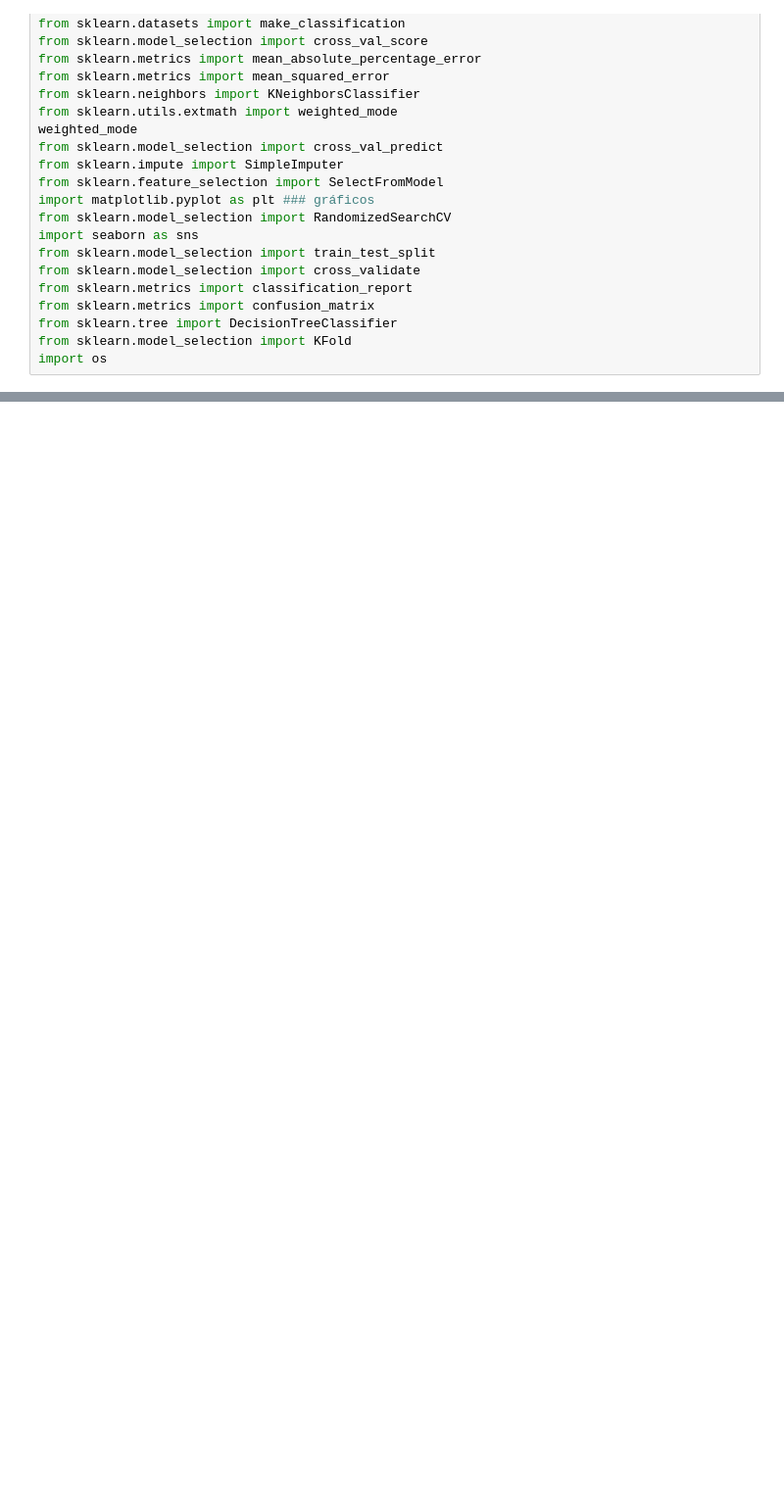
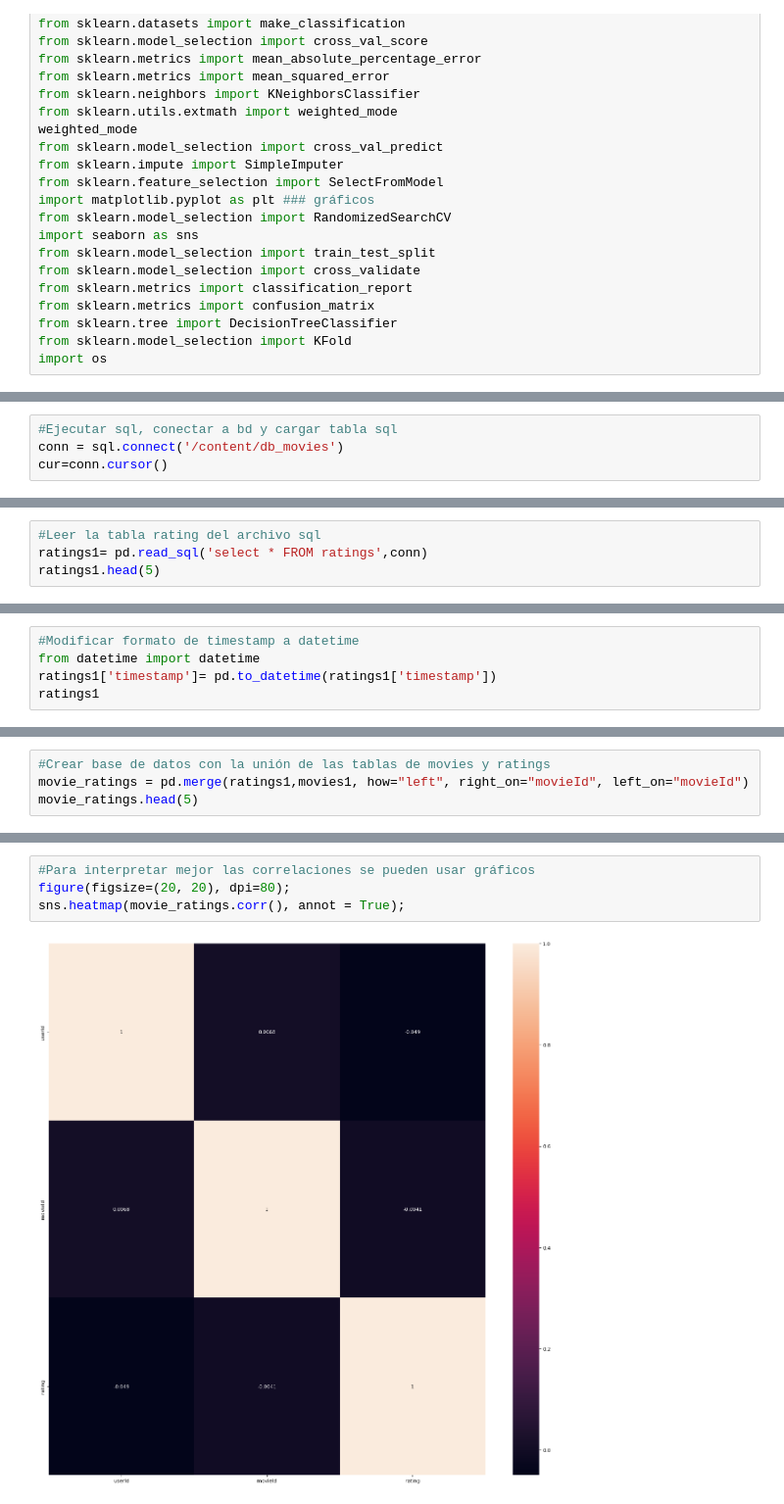
Before and after one commit to anaperez10/Anal-tica-III---Marketing, a Jupyter notebook: Avances1.ipynb, the cells around one changed output, grey strips where cells are left out. Shown: that part at 98% size. Cells and saved outputs as stored; diff of their text form; blank space fills up the shorter version.

```diff
--- a/Avances1.ipynb
+++ b/Avances1.ipynb
@@ -184,0 +47,4 @@ fig.show()
+# %%
+#Ejecutar sql, conectar a bd y cargar tabla sql
+conn = sql.connect('/content/db_movies')
+cur=conn.cursor()
@@ -184,0 +118,4 @@ fig.show()
+# %%
+#Leer la tabla rating del archivo sql
+ratings1= pd.read_sql('select * FROM ratings',conn)
+ratings1.head(5)
@@ -184,0 +174,5 @@ fig.show()
+# %%
+#Modificar formato de timestamp a datetime
+from datetime import datetime
+ratings1['timestamp']= pd.to_datetime(ratings1['timestamp'])
+ratings1
@@ -184,0 +195,4 @@ fig.show()
+# %%
+#Crear base de datos con la unión de las tablas de movies y ratings
+movie_ratings = pd.merge(ratings1,movies1, how="left", right_on="movieId", left_on="movieId")
+movie_ratings.head(5)
@@ -184,0 +251,6 @@ fig.show()
+# %%
+#Para interpretar mejor las correlaciones se pueden usar gráficos
+figure(figsize=(20, 20), dpi=80);
+sns.heatmap(movie_ratings.corr(), annot = True);
+# %% [output]
+[figure, added]
```
Also changed, not shown: parts of 39 cells of this notebook.
